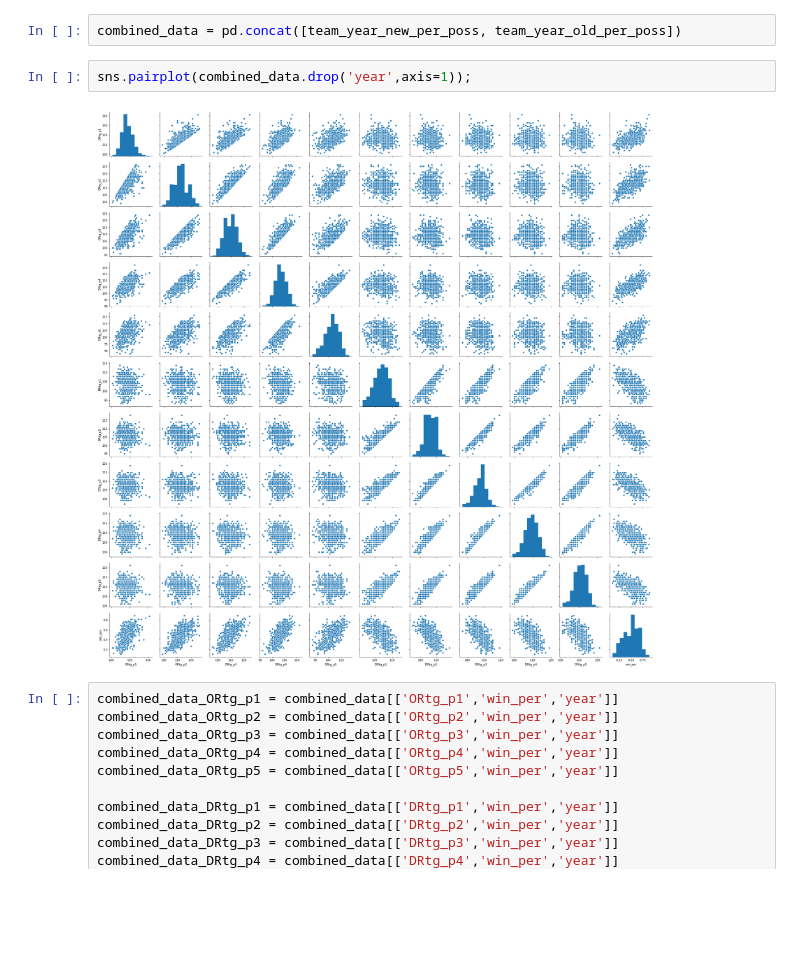
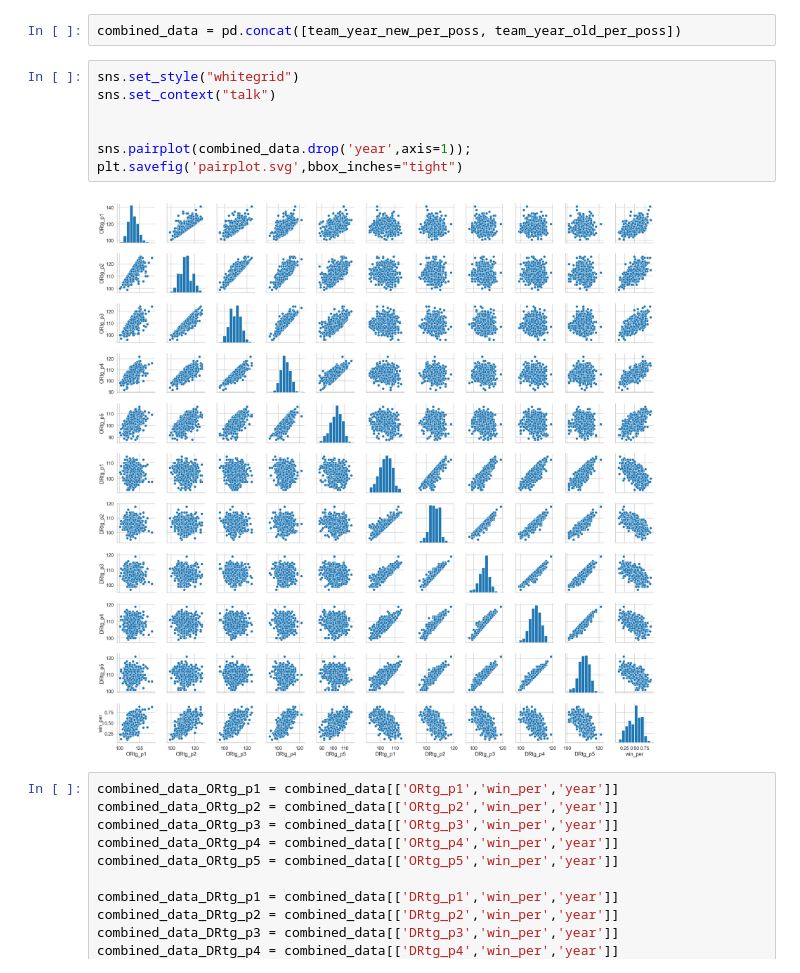
Before and after one commit to yeewill/project_2_webScrapeRegression, a Jupyter notebook: 02_NBA_Cleaning.ipynb, the cells around one changed output. Saved outputs shown, nothing was run; the diff lists cells and outputs as text; blank space fills up the shorter version.

```diff
--- a/02_NBA_Cleaning.ipynb
+++ b/02_NBA_Cleaning.ipynb
@@ -135,9 +135,14 @@ pickle.dump(team_year_old_per_poss,open('ready_for_model_old_era.p','wb'))
 # %%
 combined_data = pd.concat([team_year_new_per_poss, team_year_old_per_poss])
 # %%
+sns.set_style("whitegrid")
+sns.set_context("talk")
+
+
 sns.pairplot(combined_data.drop('year',axis=1));
+plt.savefig('pairplot.svg',bbox_inches="tight")
 # %% [output]
-[figure, old version]
+[figure, new version]
 # %%
 combined_data_ORtg_p1 = combined_data[['ORtg_p1','win_per','year']]
 combined_data_ORtg_p2 = combined_data[['ORtg_p2','win_per','year']]
```
Also changed, not shown: parts of 1 cell of this notebook, 2 other files.
